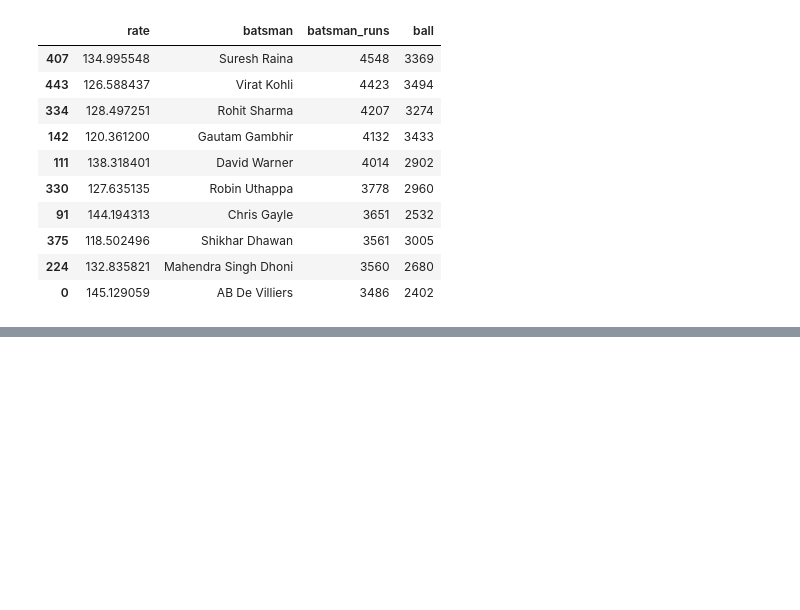
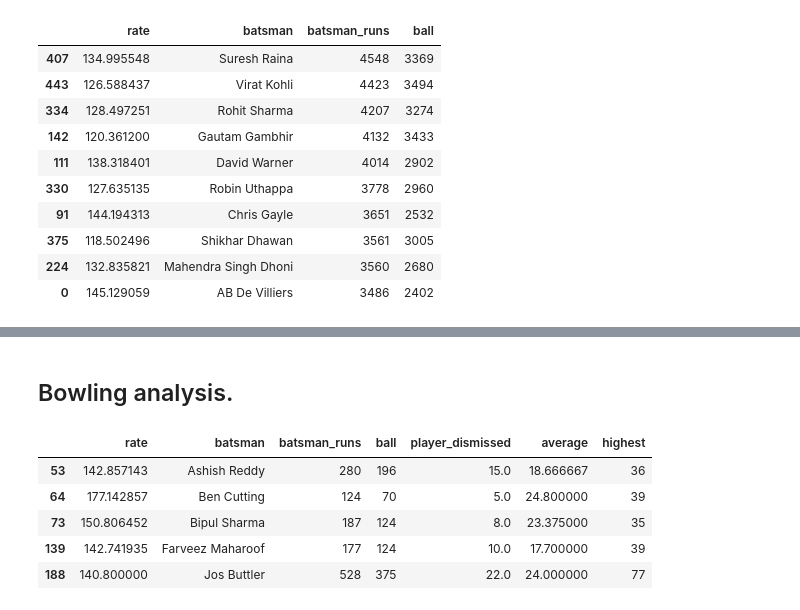
Before and after one commit to kapilgolimar/IPL_DATASET_ANALYSIS, a Jupyter notebook: IPL.ipynb, the cells around one changed output, grey strips where cells are left out. Saved outputs shown, nothing was run; the diff lists cells and outputs as text; code cells hidden in the pictures; blank space fills up the shorter version.

```diff
--- a/IPL.ipynb
+++ b/IPL.ipynb
@@ -383,0 +353,14 @@ bat
+# %%
+#hitter/finisher or n0. 5 /6 batsman.
+C_batsman = batsman[((batsman['rate']>=140)&((batsman['average']<=25)))&(batsman['batsman_runs']>=100)]
+# %% [markdown]
+## Bowling analysis.
+# %%
+C_batsman.head()
+# %% [output]
+|  | rate | batsman | batsman_runs | ball | player_dismissed | average | highest |
+| 53 | 142.857143 | Ashish Reddy | 280 | 196 | 15.0 | 18.666667 | 36 |
+| 64 | 177.142857 | Ben Cutting | 124 | 70 | 5.0 | 24.800000 | 39 |
+| 73 | 150.806452 | Bipul Sharma | 187 | 124 | 8.0 | 23.375000 | 35 |
+| 139 | 142.741935 | Farveez Maharoof | 177 | 124 | 10.0 | 17.700000 | 39 |
+| 188 | 140.800000 | Jos Buttler | 528 | 375 | 22.0 | 24.000000 | 77 |
```
Also changed, not shown: parts of 26 cells of this notebook.
